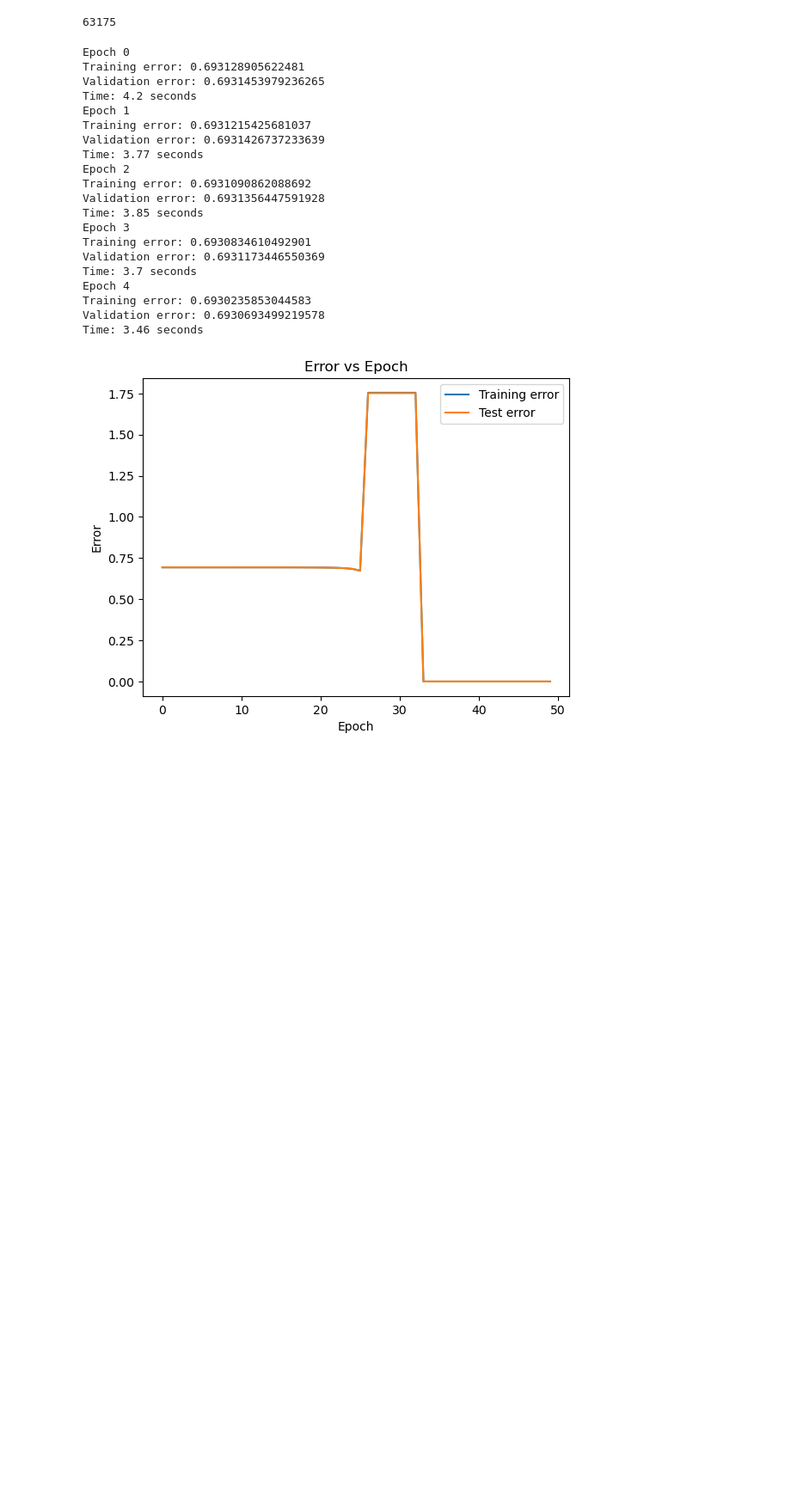
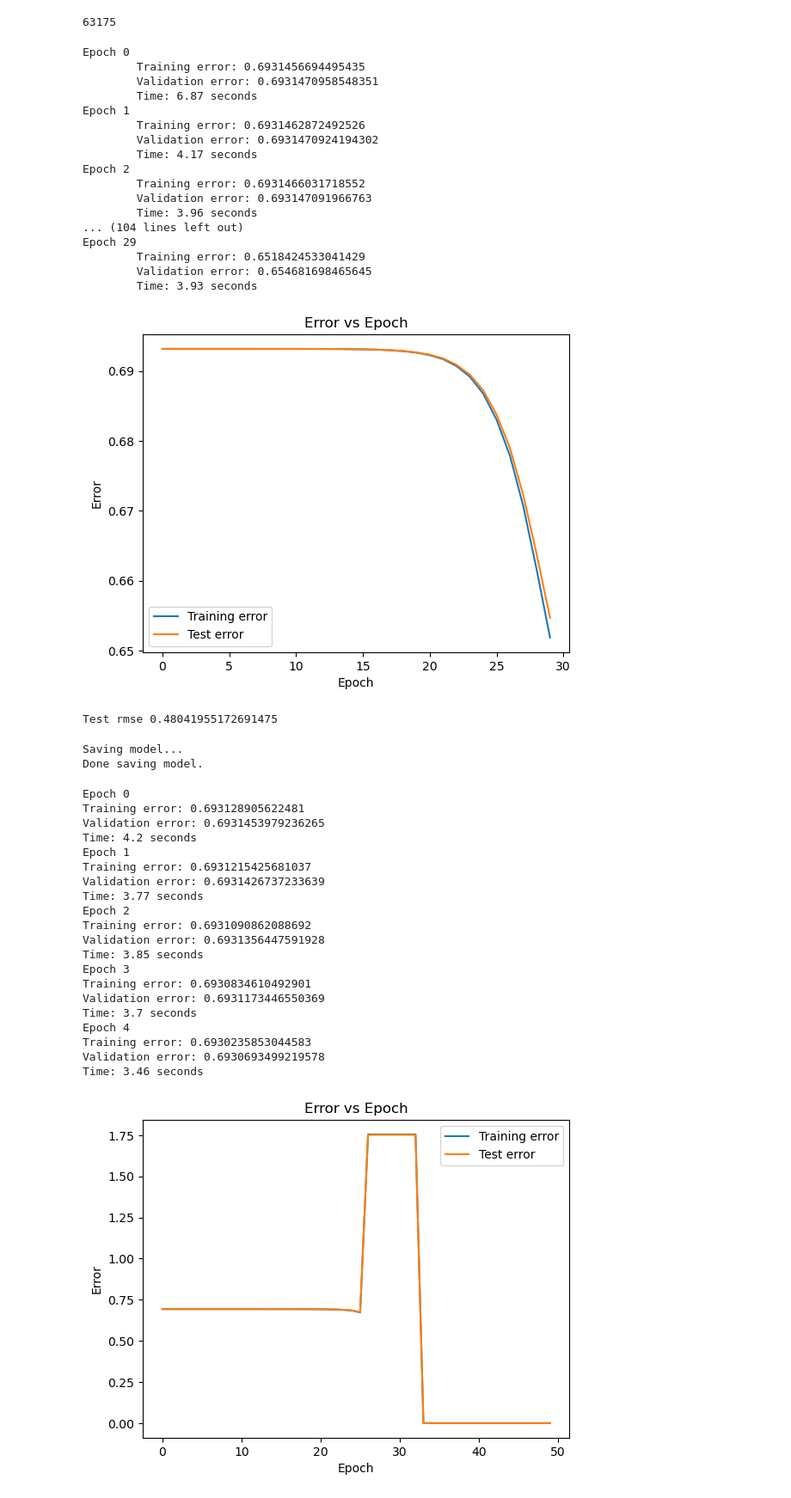
Before and after one commit to MitchellJC/game-rec, a Jupyter notebook: svdtuning.ipynb, the cells around one changed output. Shown at 86% size. Drawn from its saved outputs; the diff is of its cells as text; code cells hidden in the pictures; blank space fills up the shorter version.

```diff
--- a/svdtuning.ipynb
+++ b/svdtuning.ipynb
@@ -83,34 +83,54 @@ rec_data._num_users
 del item_data
 del titles
 # %%
-EPOCHS = 50
+EPOCHS = 30
 
 random.seed(42)
 np.random.seed(42)
 
 # Fit and predict with svd
 svd_predictor = FastLogisticSVD(
     train_data.get_num_users(), train_data.get_num_items(), 2, k=20,
-    learning_rate=0.01, C=0.3)
+    learning_rate=0.1, C=0.3)
 svd_predictor.fit(train_data.get_matrix(), EPOCHS, validation_set=val, early_stop=False)
 
 # Plot error
 errors = svd_predictor.get_train_errors()
 val_errors = svd_predictor.get_val_errors()
 plt.plot(range(len(errors)), errors, label='Training error')
 plt.plot(range(len(val_errors)), val_errors, label='Test error')
 plt.xlabel('Epoch')
 plt.ylabel('Error')
 plt.title('Error vs Epoch')
 plt.legend()
 plt.show()
 
 # Compute rmse
 predictions = svd_predictor.predict_pairs([(user, item) for user, item, _ in val])
 predictions = [prediction + (val[i][2],) for i, prediction in enumerate(predictions)]
 metrics = Metrics()
 rmse = metrics.rmse(predictions)
 print("Test rmse", rmse)
+# %% [output]
+Epoch 0
+        Training error: 0.6931456694495435
+        Validation error: 0.6931470958548351
+        Time: 6.87 seconds
+Epoch 1
+        Training error: 0.6931462872492526
+        Validation error: 0.6931470924194302
+        Time: 4.17 seconds
+Epoch 2
+        Training error: 0.6931466031718552
+        Validation error: 0.693147091966763
+        Time: 3.96 seconds
+... (104 lines left out)
+Epoch 29
+        Training error: 0.6518424533041429
+        Validation error: 0.654681698465645
+        Time: 3.93 seconds
+[figure, added]
+Test rmse 0.48041955172691475
 # %%
 # Ensure file exists
 model_dir = model_dir = "saved_models/{}-{}-{}-{}-{}-{}_{}".format(
@@ -123,6 +143,9 @@ print("Saving model...")
 with open(model_dir, 'wb') as file:
     pickle.dump([svd_predictor, rec_data, train_data, val, test], file)
 print("Done saving model.")
+# %% [output]
+Saving model...
+Done saving model.
 # %%
 svd_predictor.continue_fit(5, early_stop=False)
 # %% [output]
```
Also changed, not shown: parts of 2 cells of this notebook, 1 other file.
